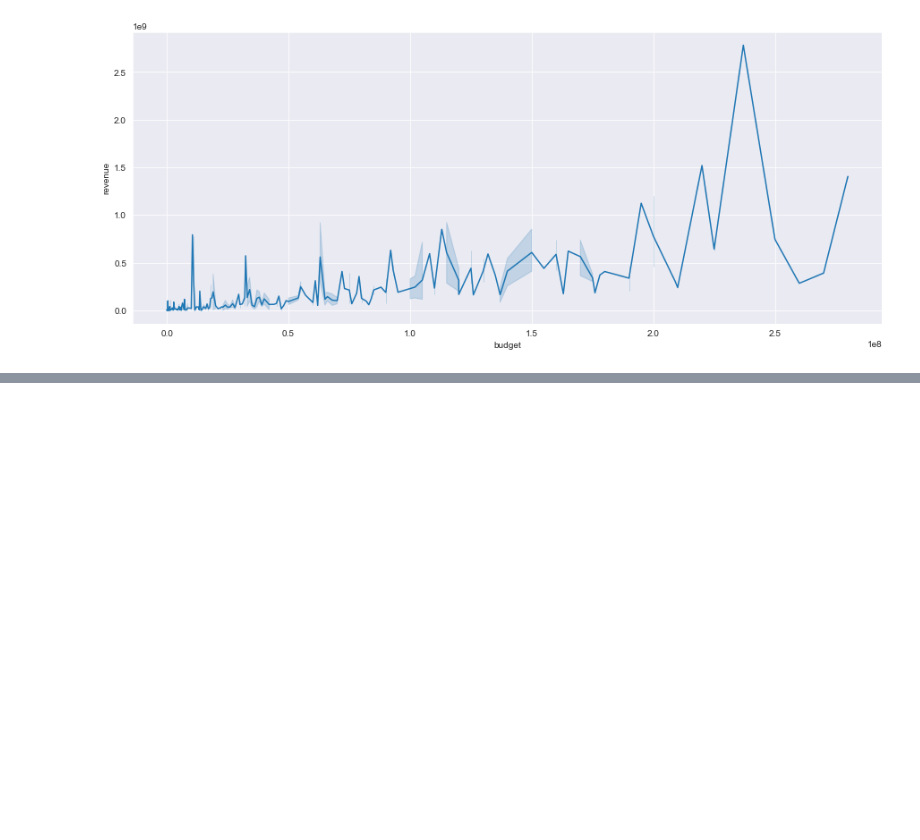
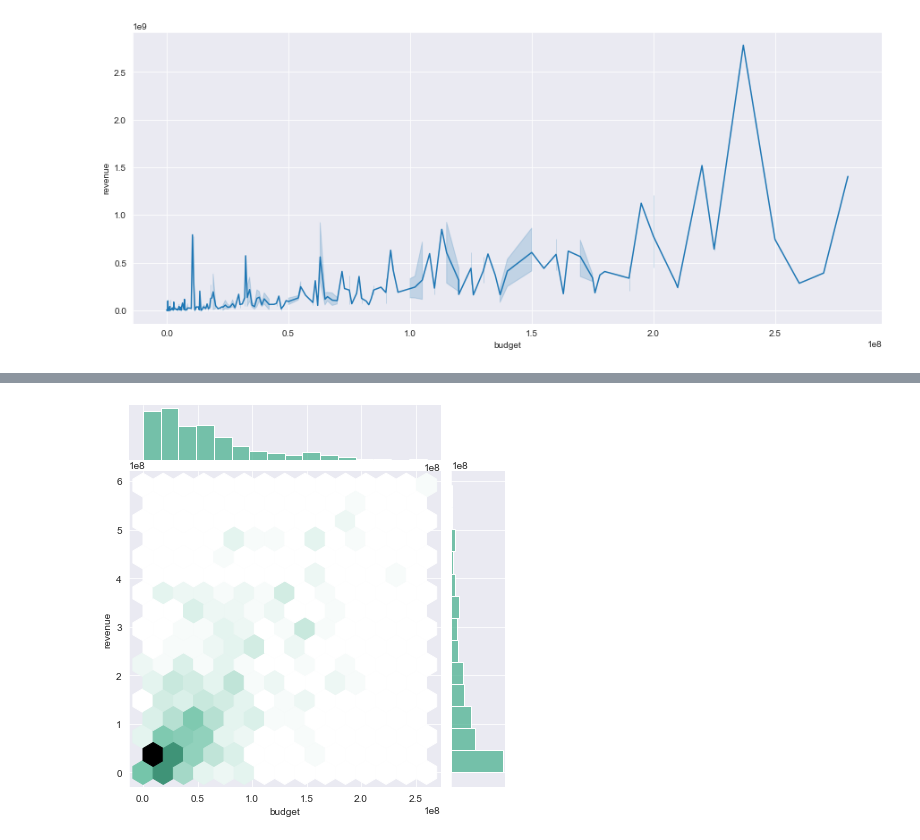
Before and after one commit to krbendol/movie_analysis_Microsoft, a Jupyter notebook: Data_Work.ipynb, the cells around one changed output, grey strips where cells are left out. Drawn from its saved outputs; the diff is of its cells as text; code cells hidden in the pictures; blank space fills up the shorter version.

Commit message:
some more really neat seaborn graphs

```diff
--- a/Data_Work.ipynb
+++ b/Data_Work.ipynb
@@ -210,0 +212,6 @@ sns.lineplot(x=df_family["budget"], y=df_family["revenue"]);
+# %%
+#messing with other seaborn stuff
+#the graph below is the same as above exccept represented as more of a heatmap distribution than a line
+sns.jointplot(x=df_family["budget"], y=df_family["revenue"], kind="hex", color="#4CB391");
+# %% [output]
+[figure, added]
```
Also changed, not shown: parts of 9 cells of this notebook.
